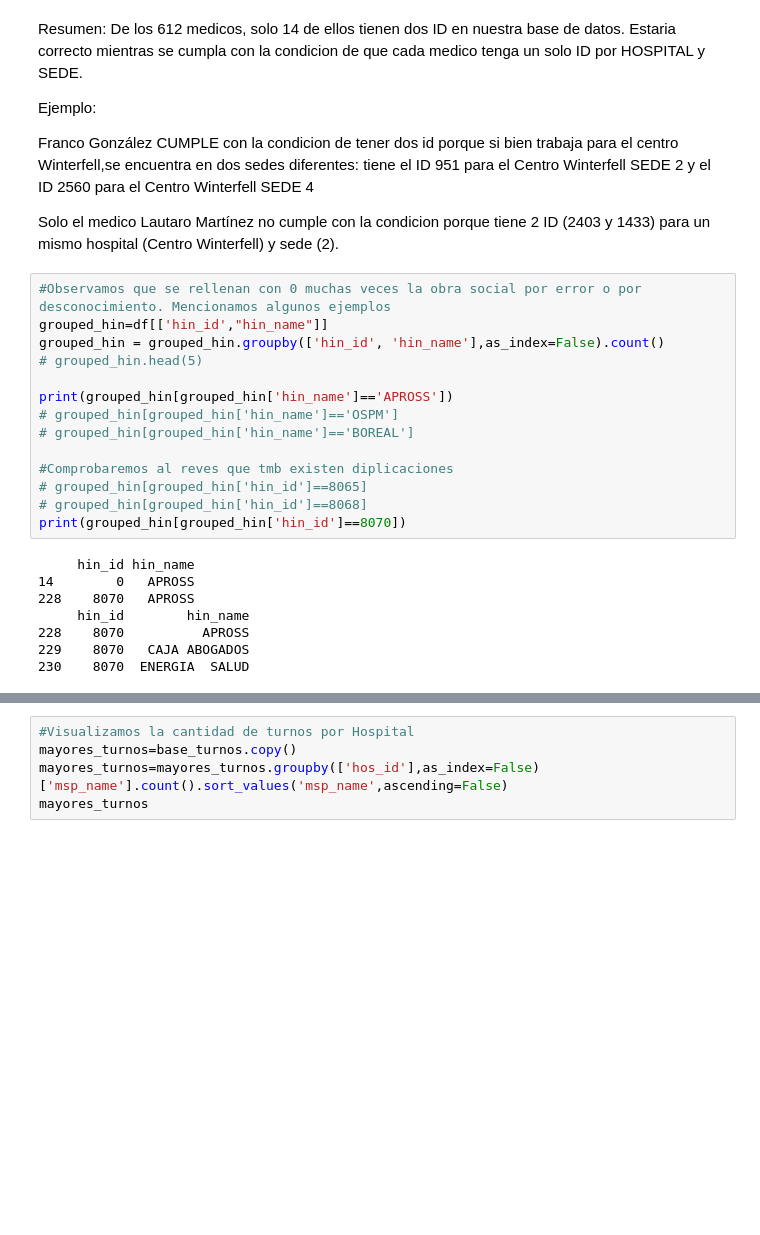
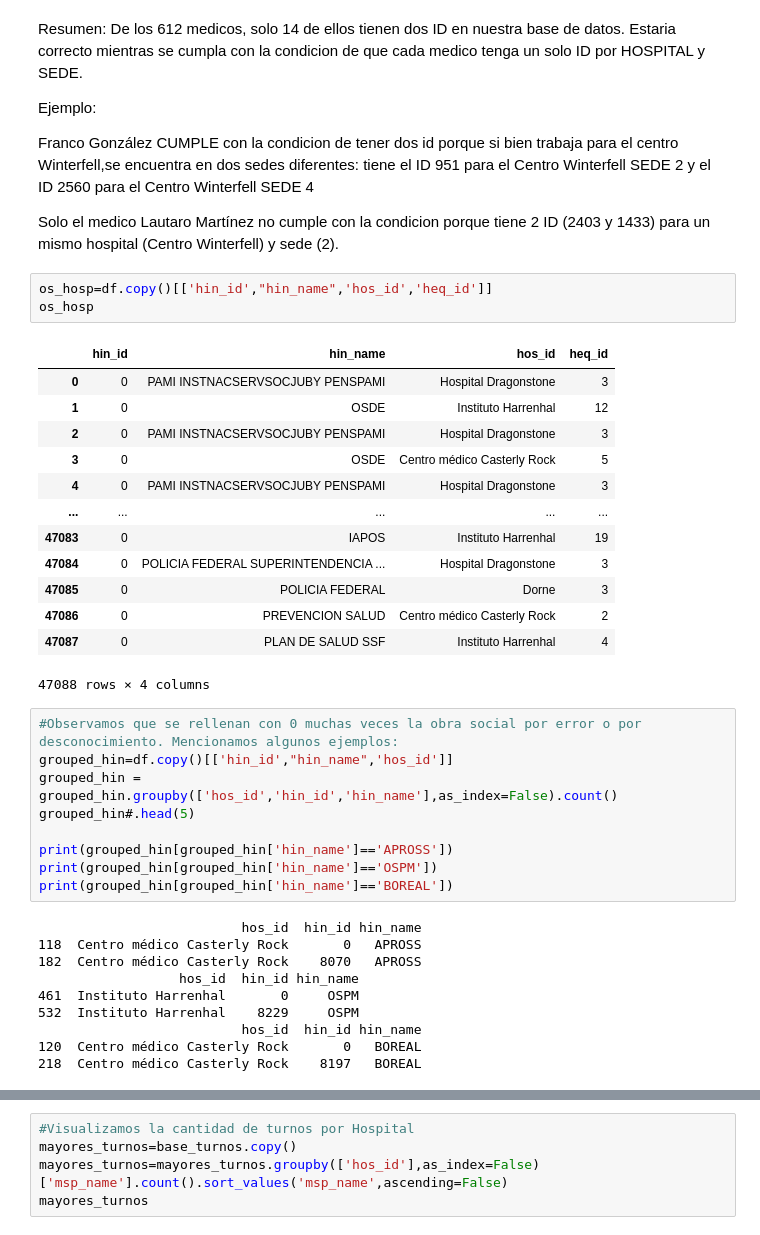
Before and after one commit to manufabregas/Dataset-Asistencia-a-turnos-m-dicos, a Jupyter notebook: Práctico_1_Análisis_y_visualización_de_datos.ipynb, the cells around one changed output, grey strips where cells are left out. Cells and saved outputs as stored; diff of their text form; blank space fills up the shorter version.

```diff
--- a/Práctico_1_Análisis_y_visualización_de_datos.ipynb
+++ b/Práctico_1_Análisis_y_visualización_de_datos.ipynb
@@ -242,27 +292,41 @@ tiene el ID 951 para el Centro Winterfell SEDE 2 y el ID 2560 para el Centro Win
 
 
 Solo el medico Lautaro Martínez no cumple con la condicion porque tiene 2 ID (2403 y 1433) para un mismo hospital (Centro Winterfell) y sede (2).
+# %%
+os_hosp=df.copy()[['hin_id',"hin_name",'hos_id','heq_id']]
+os_hosp
+# %% [output]
+|  | hin_id | hin_name | hos_id | heq_id |
+| 0 | 0 | PAMI INSTNACSERVSOCJUBY PENSPAMI | Hospital Dragonstone | 3 |
+| 1 | 0 | OSDE | Instituto Harrenhal | 12 |
+| 2 | 0 | PAMI INSTNACSERVSOCJUBY PENSPAMI | Hospital Dragonstone | 3 |
+| 3 | 0 | OSDE | Centro médico Casterly Rock | 5 |
+| 4 | 0 | PAMI INSTNACSERVSOCJUBY PENSPAMI | Hospital Dragonstone | 3 |
+| ... | ... | ... | ... | ... |
+| 47083 | 0 | IAPOS | Instituto Harrenhal | 19 |
+| 47084 | 0 | POLICIA FEDERAL SUPERINTENDENCIA ... | Hospital Dragonstone | 3 |
+| 47085 | 0 | POLICIA FEDERAL | Dorne | 3 |
+| 47086 | 0 | PREVENCION SALUD | Centro médico Casterly Rock | 2 |
+| 47087 | 0 | PLAN DE SALUD SSF | Instituto Harrenhal | 4 |
+47088 rows × 4 columns
 # %%
-#Observamos que se rellenan con 0 muchas veces la obra social por error o por desconocimiento. Mencionamos algunos ejemplos
-grouped_hin=df[['hin_id',"hin_name"]]
-grouped_hin = grouped_hin.groupby(['hin_id', 'hin_name'],as_index=False).count()
-# grouped_hin.head(5)
+#Observamos que se rellenan con 0 muchas veces la obra social por error o por desconocimiento. Mencionamos algunos ejemplos:
+grouped_hin=df.copy()[['hin_id',"hin_name",'hos_id']]
+grouped_hin = grouped_hin.groupby(['hos_id','hin_id','hin_name'],as_index=False).count()
+grouped_hin#.head(5)
 
 print(grouped_hin[grouped_hin['hin_name']=='APROSS'])
-# grouped_hin[grouped_hin['hin_name']=='OSPM']
-# grouped_hin[grouped_hin['hin_name']=='BOREAL']
-
-#Comprobaremos al reves que tmb existen diplicaciones
-# grouped_hin[grouped_hin['hin_id']==8065]
-# grouped_hin[grouped_hin['hin_id']==8068]
-print(grouped_hin[grouped_hin['hin_id']==8070])
+print(grouped_hin[grouped_hin['hin_name']=='OSPM'])
+print(grouped_hin[grouped_hin['hin_name']=='BOREAL'])
 # %% [output]
-     hin_id hin_name
-14        0   APROSS
-228    8070   APROSS
-     hin_id        hin_name
-228    8070          APROSS
-229    8070   CAJA ABOGADOS
-230    8070  ENERGIA  SALUD
+                          hos_id  hin_id hin_name
+118  Centro médico Casterly Rock       0   APROSS
+182  Centro médico Casterly Rock    8070   APROSS
+                  hos_id  hin_id hin_name
+461  Instituto Harrenhal       0     OSPM
+532  Instituto Harrenhal    8229     OSPM
+                          hos_id  hin_id hin_name
+120  Centro médico Casterly Rock       0   BOREAL
+218  Centro médico Casterly Rock    8197   BOREAL
 # %%
 hospitales = df['hos_id'].unique() # lista con los nombres de los hospitales
```
Also changed, not shown: parts of 12 cells of this notebook.
